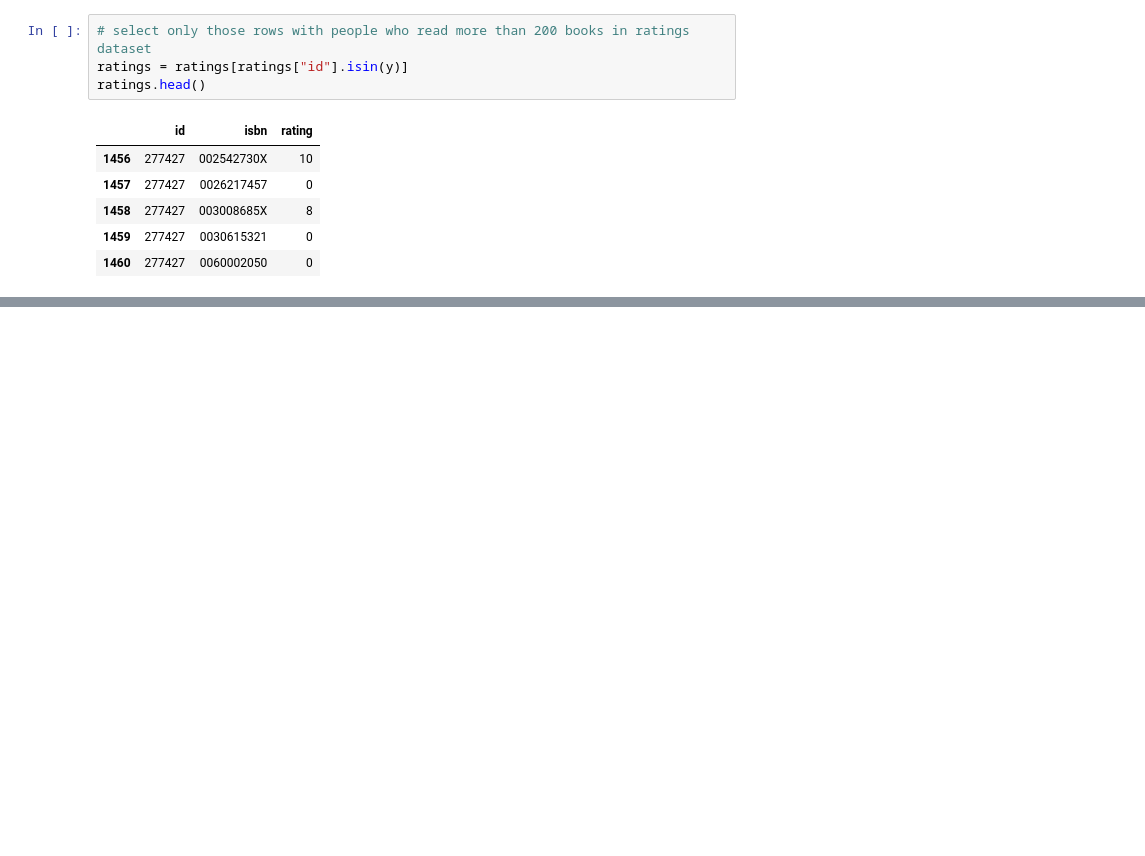
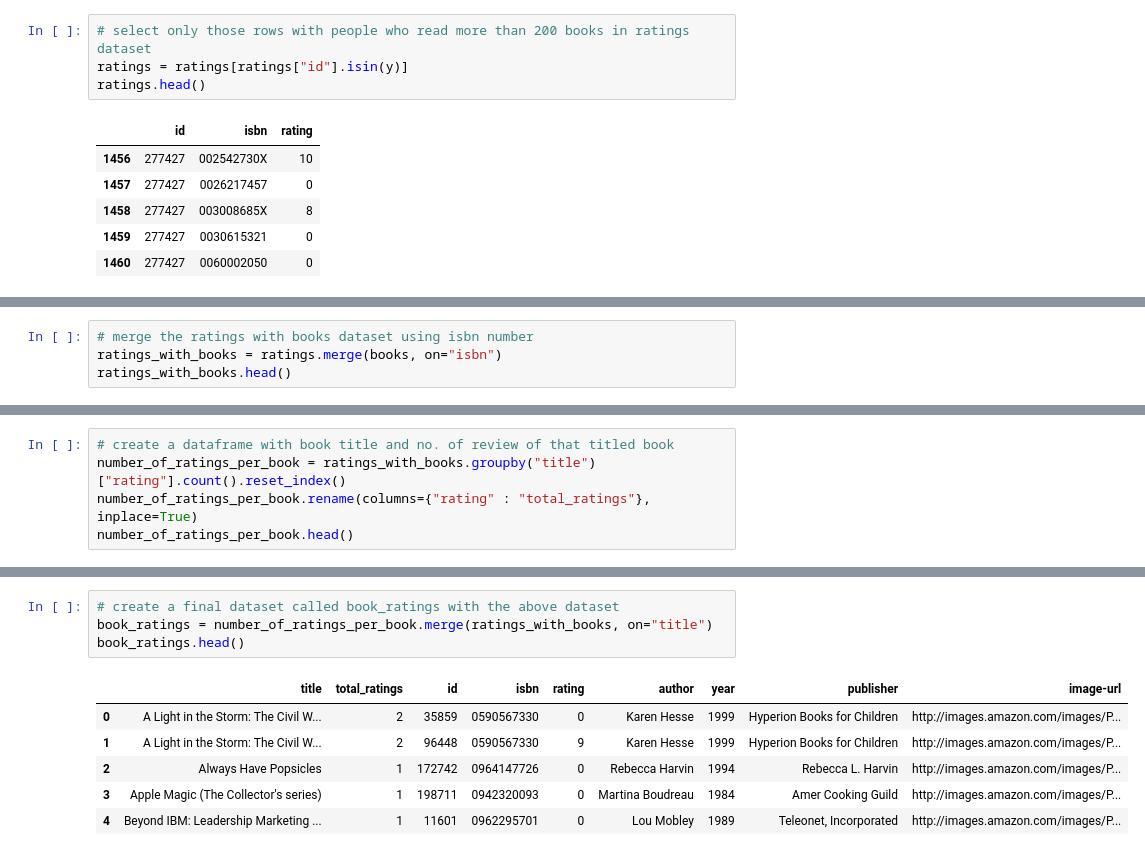
Before and after one commit to kapcodeO/Book-Recommender-System, a Jupyter notebook: notebook/research.ipynb, the cells around one changed output, grey strips where cells are left out. Cells and saved outputs as stored; diff of their text form; blank space fills up the shorter version.

```diff
--- a/notebook/research.ipynb
+++ b/notebook/research.ipynb
@@ -213,0 +239,4 @@ ratings.head()
+# %%
+# merge the ratings with books dataset using isbn number
+ratings_with_books = ratings.merge(books, on="isbn")
+ratings_with_books.head()
@@ -213,0 +250,5 @@ ratings.head()
+# %%
+# create a dataframe with book title and no. of review of that titled book
+number_of_ratings_per_book = ratings_with_books.groupby("title")["rating"].count().reset_index()
+number_of_ratings_per_book.rename(columns={"rating" : "total_ratings"}, inplace=True)
+number_of_ratings_per_book.head()
@@ -213,0 +262,11 @@ ratings.head()
+# %%
+# create a final dataset called book_ratings with the above dataset
+book_ratings = number_of_ratings_per_book.merge(ratings_with_books, on="title")
+book_ratings.head()
+# %% [output]
+|  | title | total_ratings | id | isbn | rating | author | year | publisher | image-url |
+| 0 | A Light in the Storm: The Civil W... | 2 | 35859 | 0590567330 | 0 | Karen Hesse | 1999 | Hyperion Books for Children | http://images.amazon.com/images/P... |
+| 1 | A Light in the Storm: The Civil W... | 2 | 96448 | 0590567330 | 9 | Karen Hesse | 1999 | Hyperion Books for Children | http://images.amazon.com/images/P... |
+| 2 | Always Have Popsicles | 1 | 172742 | 0964147726 | 0 | Rebecca Harvin | 1994 | Rebecca L. Harvin | http://images.amazon.com/images/P... |
+| 3 | Apple Magic (The Collector's series) | 1 | 198711 | 0942320093 | 0 | Martina Boudreau | 1984 | Amer Cooking Guild | http://images.amazon.com/images/P... |
+| 4 | Beyond IBM: Leadership Marketing ... | 1 | 11601 | 0962295701 | 0 | Lou Mobley | 1989 | Teleonet, Incorporated | http://images.amazon.com/images/P... |
```
Also changed, not shown: parts of 7 cells of this notebook.
